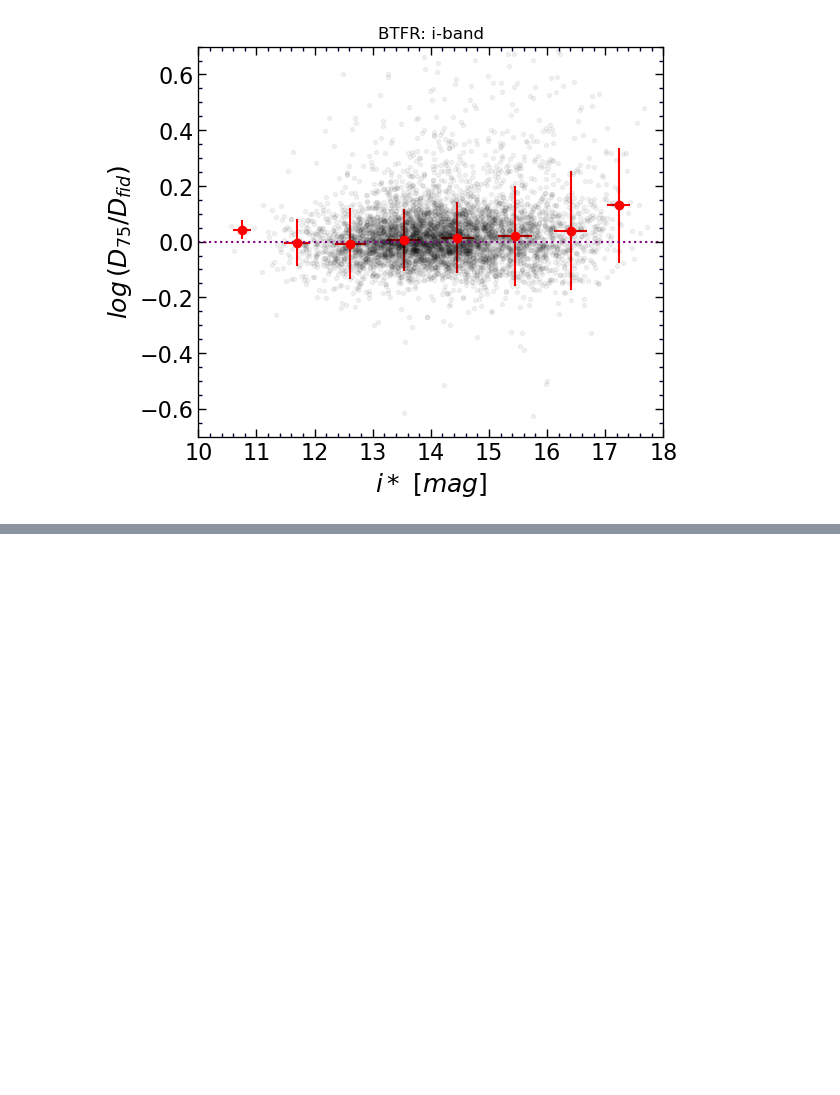
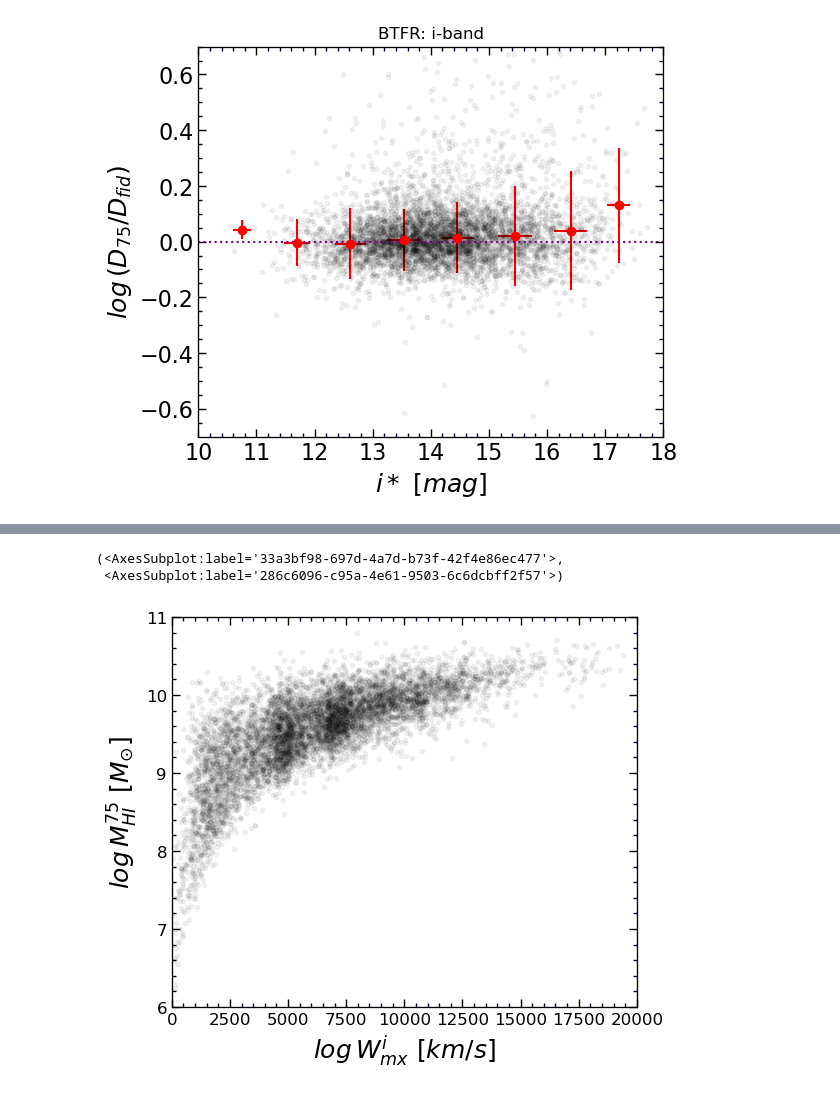
Before and after one commit to ekourkchi/test_TFRcatal, a Jupyter notebook: BTFR_fit_infrared.ipynb, the cells around one changed output, grey strips where cells are left out. Cells and saved outputs as stored; diff of their text form; code cells hidden in the pictures; blank space fills up the shorter version.

```diff
--- a/BTFR_fit_infrared.ipynb
+++ b/BTFR_fit_infrared.ipynb
@@ -782,0 +818,24 @@ set_axes(ax, (1.8,3), (7,11), fontsize=12)
+# %%
+fig = py.figure(figsize=(5,5), dpi=100)
+fig.subplots_adjust(wspace=0, top=0.9, bottom=0.12, left=0.05, right=0.98)
+ax = fig.add_subplot(111)
+
+dff = df[(df.Qs>2)&(df.elgWi>0)&(df.lgWmxi>0)].dropna()
+X0 = dff.lgWmxi.values
+Y0 = np.log10(dff.Mass_HI.values)
+# Y0 = dff.logMass.values
+# Y0 = dff.logMs.values
+Vmod = dff.Vmod.values
+
+ax.plot(Vmod, Y0, 'k.', alpha=0.05)
+
+
+
+
+ax.set_xlabel(r'$log \/ W_{mx}^i \/\/[km/s]$', fontsize=18)
+ax.set_ylabel(r'$log \/ M_{HI}^{75} \/\/ [M_{\odot}]$', fontsize=18)
+set_axes(ax, (0,20000), (6,11), fontsize=12)
+# %% [output]
+(<AxesSubplot:label='33a3bf98-697d-4a7d-b73f-42f4e86ec477'>,
+ <AxesSubplot:label='286c6096-c95a-4e61-9503-6c6dcbff2f57'>)
+[figure, added]
```
Also changed, not shown: parts of 3 cells of this notebook, 1 other file.
